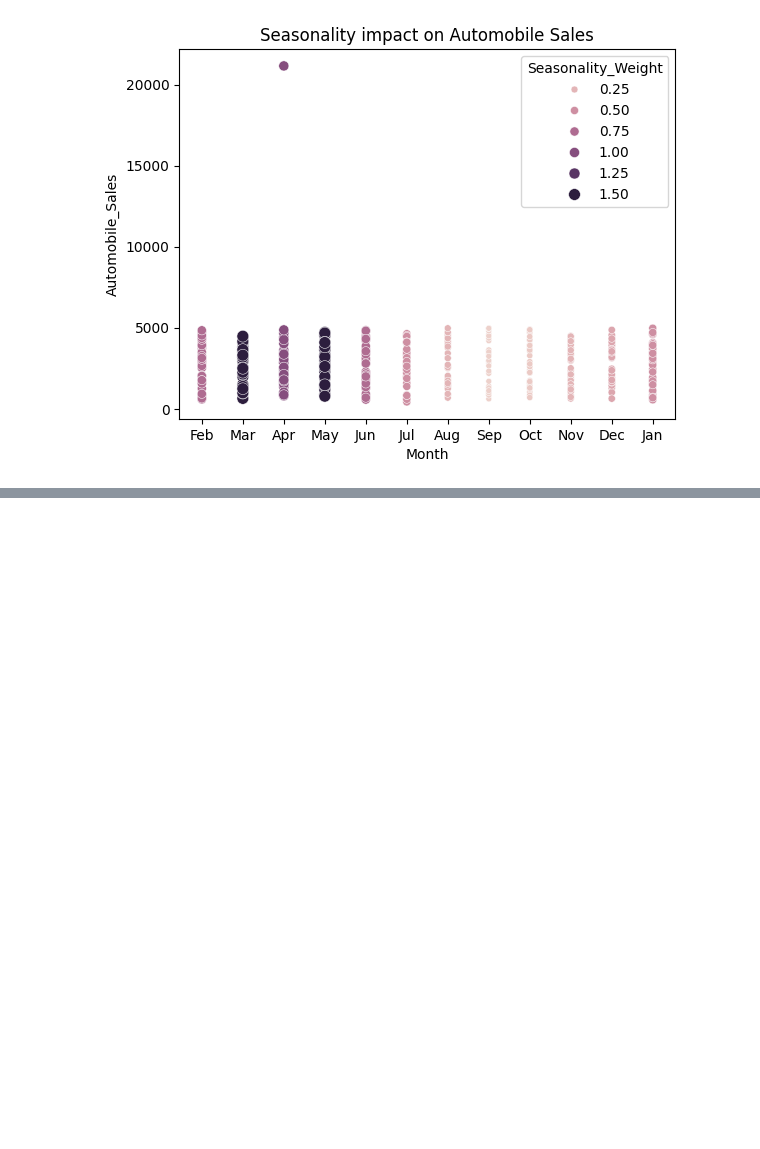
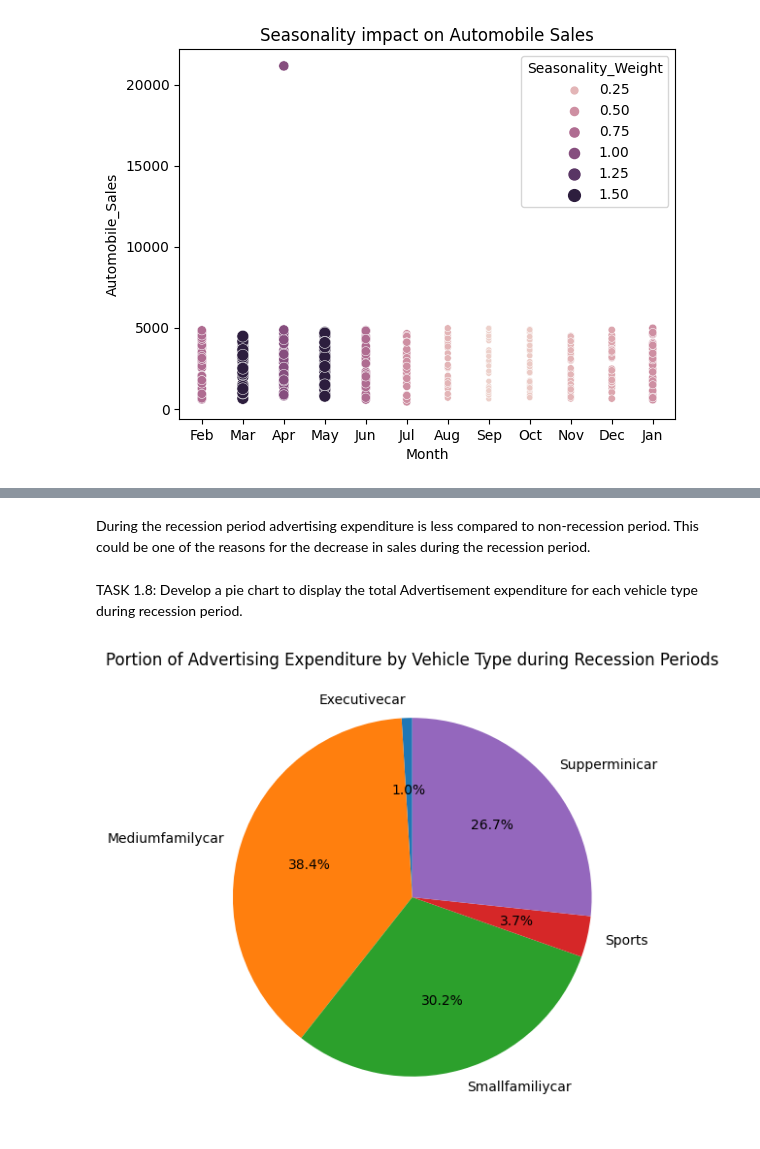
Before and after one commit to mariiazhivonitko/DataAnalysis, a Jupyter notebook: Data visualisation/final_assignment.ipynb, the cells around one changed output, grey strips where cells are left out. Cells and saved outputs as stored; diff of their text form; code cells hidden in the pictures; blank space fills up the shorter version.

```diff
--- a/Data visualisation/final_assignment.ipynb
+++ b/Data visualisation/final_assignment.ipynb
@@ -139,0 +186,23 @@ plt.show()
+# %% [markdown]
+During the recession period advertising expenditure is less compared to non-recession period.
+This could be one of the reasons for the decrease in sales during the recession period.
+# %% [markdown]
+TASK 1.8: Develop a pie chart to display the total Advertisement expenditure for each vehicle type during recession period.
+# %%
+Recdata = df[df['Recession'] == 1]
+df_vehicle = Recdata.groupby(['Vehicle_Type'], as_index=False)['Advertising_Expenditure'].sum()
+
+
+# Create a pie chart for the advertising expenditure
+plt.figure(figsize=(8, 6))
+
+labels = df_vehicle['Vehicle_Type'].unique()
+sizes = df_vehicle['Advertising_Expenditure']
+
+plt.pie(sizes, labels=labels, autopct='%1.1f%%', startangle=90)
+
+plt.title('Portion of Advertising Expenditure by Vehicle Type during Recession Periods')
+
+plt.show()
+# %% [output]
+[figure, added]
```
Also changed, not shown: parts of 8 cells of this notebook, 3 other files.
